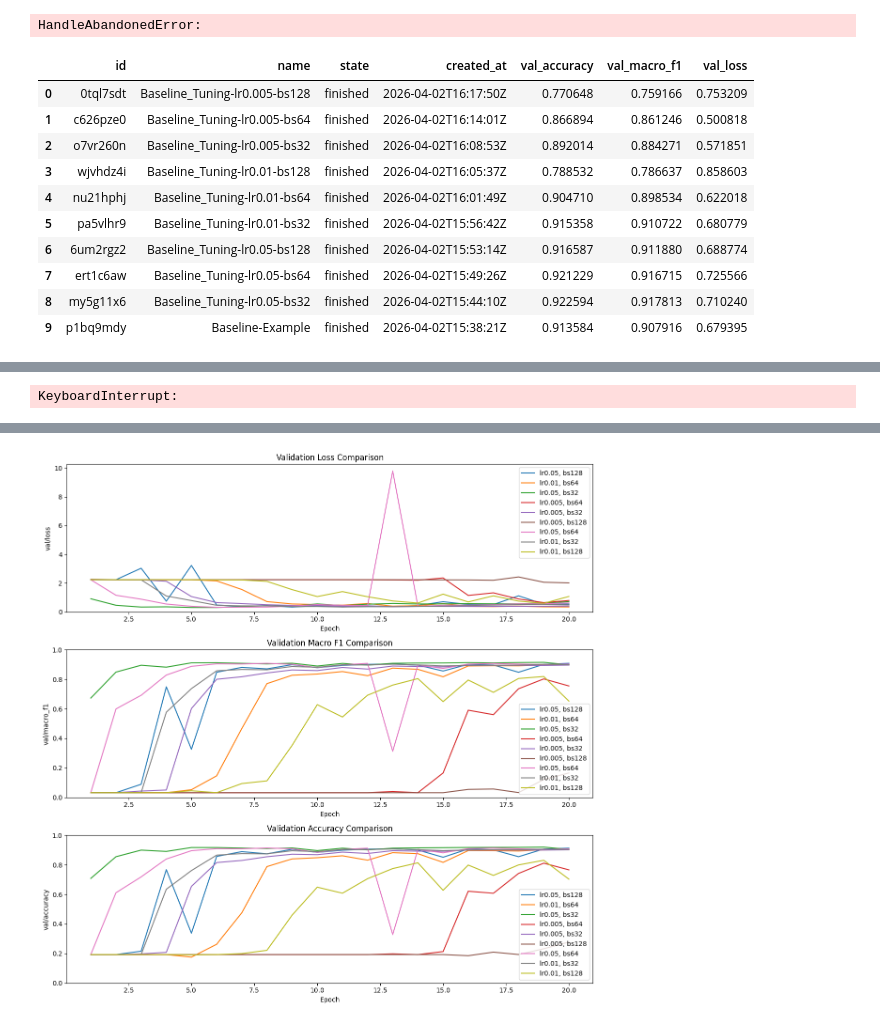
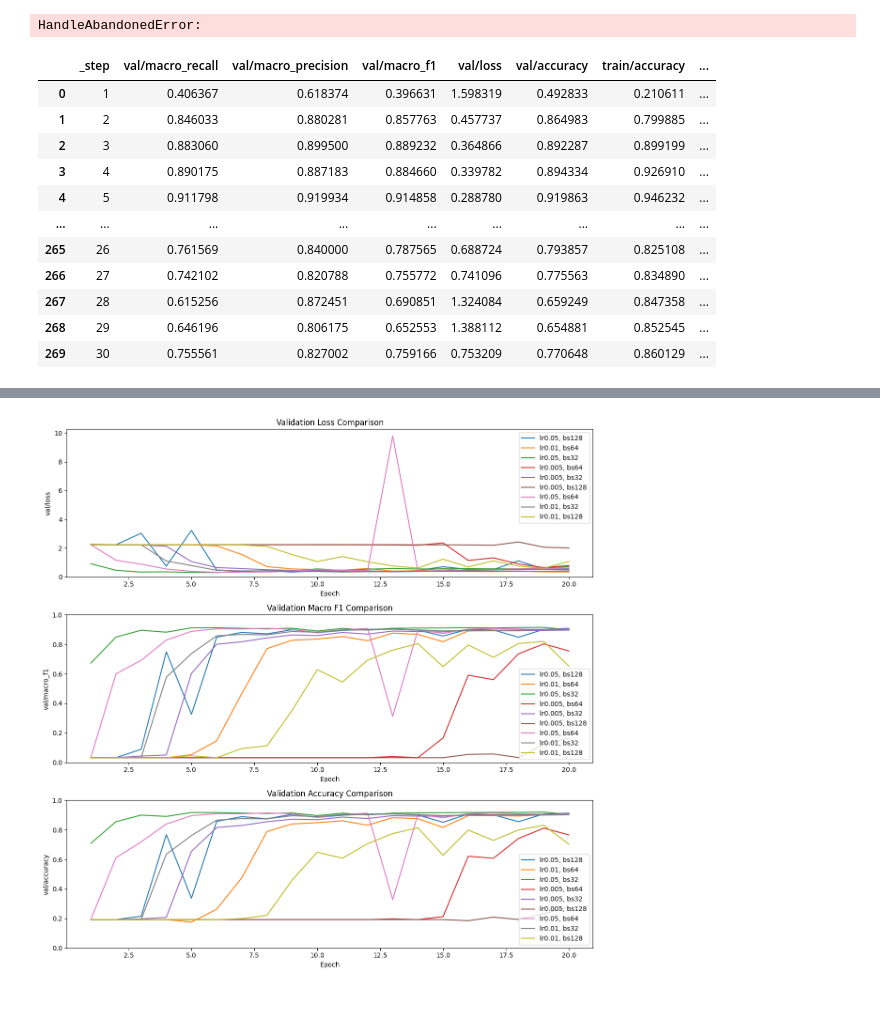
Before and after one commit to HorusXIV/DEL, a Jupyter notebook: notebooks/del_report.ipynb, the cells around one changed output, grey strips where cells are left out. Cells and saved outputs as stored; diff of their text form; code cells hidden in the pictures.

```diff
--- a/notebooks/del_report.ipynb
+++ b/notebooks/del_report.ipynb
@@ -541,39 +531,42 @@ View run at https://wandb.ai/lukas-breiter-fachhochschule-nordwestschweiz-fhnw/D
 wandb: ERROR Problem finishing run
 HandleAbandonedError:
 # %%
-tuning_runs_list = pd.DataFrame(wandb_runs.runs_overview())
+baseline_tuning_wandb_runs = list(
+    api.runs(
+        path=project_path,
+        filters={
+            "config.experiment_name": "Baseline-Example",
+        },
+    )
+)
-# %%
-tuning_runs_list
-# %% [output]
-|  | id | name | state | created_at | val_accuracy | val_macro_f1 | val_loss |
-| 0 | 0tql7sdt | Baseline_Tuning-lr0.005-bs128 | finished | 2026-04-02T16:17:50Z | 0.770648 | 0.759166 | 0.753209 |
-| 1 | c626pze0 | Baseline_Tuning-lr0.005-bs64 | finished | 2026-04-02T16:14:01Z | 0.866894 | 0.861246 | 0.500818 |
-| 2 | o7vr260n | Baseline_Tuning-lr0.005-bs32 | finished | 2026-04-02T16:08:53Z | 0.892014 | 0.884271 | 0.571851 |
-| 3 | wjvhdz4i | Baseline_Tuning-lr0.01-bs128 | finished | 2026-04-02T16:05:37Z | 0.788532 | 0.786637 | 0.858603 |
-| 4 | nu21hphj | Baseline_Tuning-lr0.01-bs64 | finished | 2026-04-02T16:01:49Z | 0.904710 | 0.898534 | 0.622018 |
-| 5 | pa5vlhr9 | Baseline_Tuning-lr0.01-bs32 | finished | 2026-04-02T15:56:42Z | 0.915358 | 0.910722 | 0.680779 |
-| 6 | 6um2rgz2 | Baseline_Tuning-lr0.05-bs128 | finished | 2026-04-02T15:53:14Z | 0.916587 | 0.911880 | 0.688774 |
-| 7 | ert1c6aw | Baseline_Tuning-lr0.05-bs64 | finished | 2026-04-02T15:49:26Z | 0.921229 | 0.916715 | 0.725566 |
-| 8 | my5g11x6 | Baseline_Tuning-lr0.05-bs32 | finished | 2026-04-02T15:44:10Z | 0.922594 | 0.917813 | 0.710240 |
-| 9 | p1bq9mdy | Baseline-Example | finished | 2026-04-02T15:38:21Z | 0.913584 | 0.907916 | 0.679395 |
 # %%
 tuning_results = []
-filtered_ids = set(tuning_runs_list["id"]) - {"p1bq9mdy"}
 
-for run_id in filtered_ids:
-    baseline_example_hist = wandb_runs.history(
-        run_path=f"lukas-breiter-fachhochschule-nordwestschweiz-fhnw/DEL/{run_id}",
+for Baseline_tuning_run in baseline_tuning_wandb_runs:
+    baseline_tuning = Baseline_tuning_run.history(
         keys=["val/macro_recall", "val/macro_precision", "val/macro_f1", "val/loss", "val/accuracy",
               "train/accuracy", "train/loss", "train/macro_recall", "train/macro_precision", "train/macro_f1"
               ],
     )
 
-    hist_df = baseline_example_hist.copy()
-    hist_df["run_id"] = run_id
-    hist_df["learning_rate"] = tuning_runs_list.loc[tuning_runs_list["id"] == run_id, "name"].values[0].split("-")[1]
-    hist_df["batch_size"] = tuning_runs_list.loc[tuning_runs_list["id"] == run_id, "name"].values[0].split("-")[2]
+    hist_df = baseline_tuning.copy()
+    hist_df["run_id"] = Baseline_tuning_run.id
+    hist_df["learning_rate"] = Baseline_tuning_run.config.get("learning_rate")
+    hist_df["batch_size"] = Baseline_tuning_run.config.get("batch_size")
     tuning_results.append(hist_df)
 
 tuning_result_df = pd.concat(tuning_results, ignore_index=True)
-tuning_result_df.head()
+tuning_result_df
 # %% [output]
+|  | _step | val/macro_recall | val/macro_precision | val/macro_f1 | val/loss | val/accuracy | train/accuracy | ... |
+| 0 | 1 | 0.406367 | 0.618374 | 0.396631 | 1.598319 | 0.492833 | 0.210611 | ... |
+| 1 | 2 | 0.846033 | 0.880281 | 0.857763 | 0.457737 | 0.864983 | 0.799885 | ... |
+| 2 | 3 | 0.883060 | 0.899500 | 0.889232 | 0.364866 | 0.892287 | 0.899199 | ... |
+| 3 | 4 | 0.890175 | 0.887183 | 0.884660 | 0.339782 | 0.894334 | 0.926910 | ... |
+| 4 | 5 | 0.911798 | 0.919934 | 0.914858 | 0.288780 | 0.919863 | 0.946232 | ... |
+| ... | ... | ... | ... | ... | ... | ... | ... | ... |
+| 265 | 26 | 0.761569 | 0.840000 | 0.787565 | 0.688724 | 0.793857 | 0.825108 | ... |
+| 266 | 27 | 0.742102 | 0.820788 | 0.755772 | 0.741096 | 0.775563 | 0.834890 | ... |
+| 267 | 28 | 0.615256 | 0.872451 | 0.690851 | 1.324084 | 0.659249 | 0.847358 | ... |
+| 268 | 29 | 0.646196 | 0.806175 | 0.652553 | 1.388112 | 0.654881 | 0.852545 | ... |
+| 269 | 30 | 0.755561 | 0.827002 | 0.759166 | 0.753209 | 0.770648 | 0.860129 | ... |
@@ -582 +573,0 @@ wandb: WARNING A graphql request initiated by the public wandb API timed out (ti
-KeyboardInterrupt:
```
Also changed, not shown: parts of 24 cells of this notebook, 1 other file.
